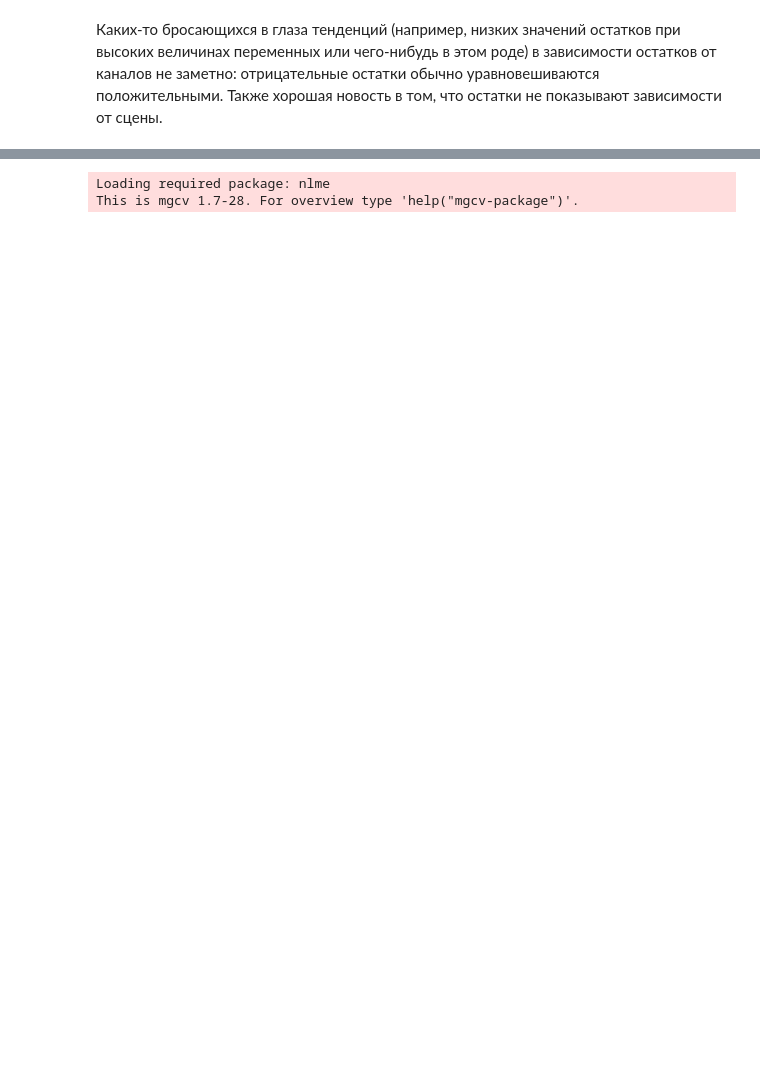
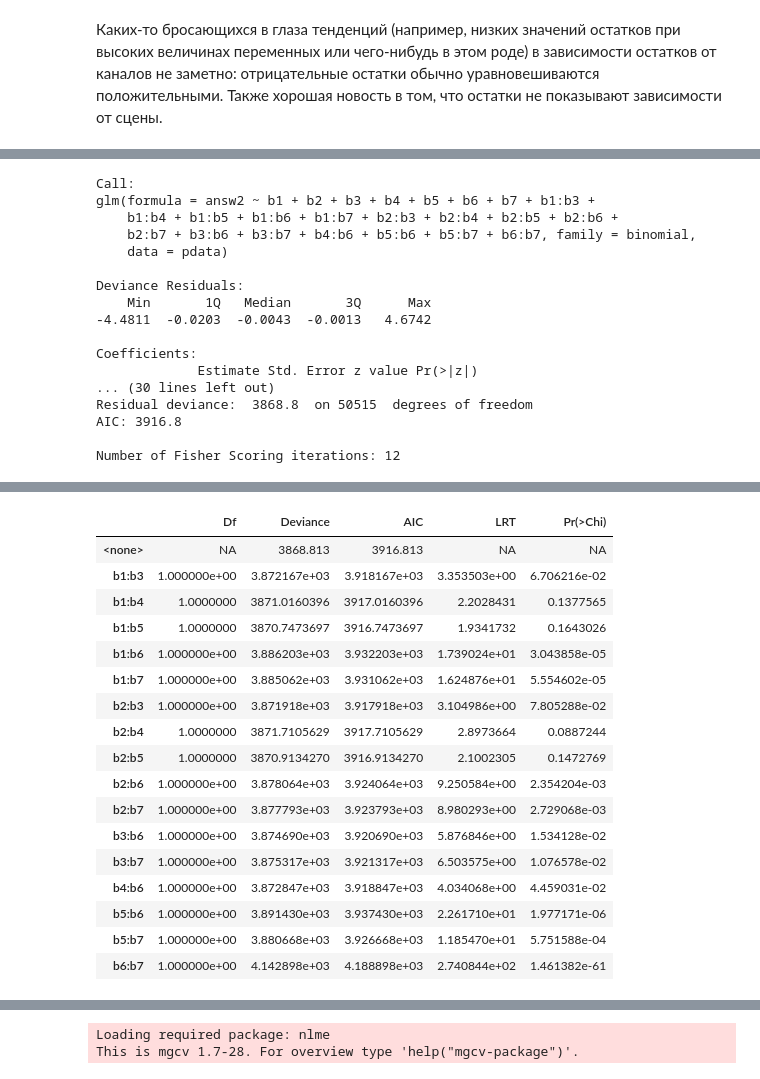
Before and after one commit to nextgis/remote_sensing, a Jupyter notebook: deforestation/CMASK_exploration.ipynb, the cells around one changed output, grey strips where cells are left out. Saved outputs shown, nothing was run; the diff lists cells and outputs as text; code cells hidden in the pictures; blank space fills up the shorter version.

```diff
--- a/deforestation/CMASK_exploration.ipynb
+++ b/deforestation/CMASK_exploration.ipynb
@@ -894,0 +1604,11 @@ png
+# %%
+simple.glm24 = glm(answ2 ~ b1 + b2 + b3 + b4 + b5 + b6 + b7 +
+                   b1:b2 + b1:b3 + b1:b4 + b1:b5 + b1:b6 + b1:b7 +
+                   b2:b3 + b2:b4 + b2:b5 + b2:b6 + b2:b7 +
+                   b3:b4 +         b3:b6 + b3:b7+
+                   b4:b5 + b4:b6 +
+                   b5:b6 + b5:b7 +
+                   b6:b7,
+                   data=pdata, family=binomial)
+summary(simple.glm24)
+drop1(simple.glm24, test="Chi")
@@ -894,0 +1672,11 @@ png
+# %%
+simple.glm25 = glm(answ2 ~ b1 + b2 + b3 + b4 + b5 + b6 + b7 +
+                           b1:b3 + b1:b4 + b1:b5 + b1:b6 + b1:b7 +
+                   b2:b3 + b2:b4 + b2:b5 + b2:b6 + b2:b7 +
+                   b3:b4 +         b3:b6 + b3:b7+
+                   b4:b5 + b4:b6 +
+                   b5:b6 + b5:b7 +
+                   b6:b7,
+                   data=pdata, family=binomial)
+summary(simple.glm25)
+drop1(simple.glm25, test="Chi")
@@ -894,0 +1739,11 @@ png
+# %%
+simple.glm26 = glm(answ2 ~ b1 + b2 + b3 + b4 + b5 + b6 + b7 +
+                           b1:b3 + b1:b4 + b1:b5 + b1:b6 + b1:b7 +
+                   b2:b3 + b2:b4 + b2:b5 + b2:b6 + b2:b7 +
+                                   b3:b6 + b3:b7+
+                   b4:b5 + b4:b6 +
+                   b5:b6 + b5:b7 +
+                   b6:b7,
+                   data=pdata, family=binomial)
+summary(simple.glm26)
+drop1(simple.glm26, test="Chi")
@@ -894,0 +1805,12 @@ png
+# %%
+simple.glm27 = glm(answ2 ~ b1 + b2 + b3 + b4 + b5 + b6 + b7 +
+                           b1:b3 + b1:b4 + b1:b5 + b1:b6 + b1:b7 +
+                   b2:b3 + b2:b4 + b2:b5 + b2:b6 + b2:b7 +
+                                    b3:b6 + b3:b7+
+                           b4:b6 +
+                   b5:b6 + b5:b7 +
+                   b6:b7,
+                   data=pdata, family=binomial)
+summary(simple.glm27)
+drop1(simple.glm27, test="Chi")
+# %% [output]
@@ -894,0 +1819,17 @@ png
+Call:
+glm(formula = answ2 ~ b1 + b2 + b3 + b4 + b5 + b6 + b7 + b1:b3 +
+    b1:b4 + b1:b5 + b1:b6 + b1:b7 + b2:b3 + b2:b4 + b2:b5 + b2:b6 +
+    b2:b7 + b3:b6 + b3:b7 + b4:b6 + b5:b6 + b5:b7 + b6:b7, family = binomial,
+    data = pdata)
+
+Deviance Residuals:
+    Min       1Q   Median       3Q      Max
+-4.4811  -0.0203  -0.0043  -0.0013   4.6742
+
+Coefficients:
+             Estimate Std. Error z value Pr(>|z|)
+... (30 lines left out)
+Residual deviance:  3868.8  on 50515  degrees of freedom
+AIC: 3916.8
+
+Number of Fisher Scoring iterations: 12
@@ -894,0 +1853,18 @@ png
+|  | Df | Deviance | AIC | LRT | Pr(>Chi) |
+| <none> | NA | 3868.813 | 3916.813 | NA | NA |
+| b1:b3 | 1.000000e+00 | 3.872167e+03 | 3.918167e+03 | 3.353503e+00 | 6.706216e-02 |
+| b1:b4 | 1.0000000 | 3871.0160396 | 3917.0160396 | 2.2028431 | 0.1377565 |
+| b1:b5 | 1.0000000 | 3870.7473697 | 3916.7473697 | 1.9341732 | 0.1643026 |
+| b1:b6 | 1.000000e+00 | 3.886203e+03 | 3.932203e+03 | 1.739024e+01 | 3.043858e-05 |
+| b1:b7 | 1.000000e+00 | 3.885062e+03 | 3.931062e+03 | 1.624876e+01 | 5.554602e-05 |
+| b2:b3 | 1.000000e+00 | 3.871918e+03 | 3.917918e+03 | 3.104986e+00 | 7.805288e-02 |
+| b2:b4 | 1.0000000 | 3871.7105629 | 3917.7105629 | 2.8973664 | 0.0887244 |
+| b2:b5 | 1.0000000 | 3870.9134270 | 3916.9134270 | 2.1002305 | 0.1472769 |
+| b2:b6 | 1.000000e+00 | 3.878064e+03 | 3.924064e+03 | 9.250584e+00 | 2.354204e-03 |
+| b2:b7 | 1.000000e+00 | 3.877793e+03 | 3.923793e+03 | 8.980293e+00 | 2.729068e-03 |
+| b3:b6 | 1.000000e+00 | 3.874690e+03 | 3.920690e+03 | 5.876846e+00 | 1.534128e-02 |
+| b3:b7 | 1.000000e+00 | 3.875317e+03 | 3.921317e+03 | 6.503575e+00 | 1.076578e-02 |
+| b4:b6 | 1.000000e+00 | 3.872847e+03 | 3.918847e+03 | 4.034068e+00 | 4.459031e-02 |
+| b5:b6 | 1.000000e+00 | 3.891430e+03 | 3.937430e+03 | 2.261710e+01 | 1.977171e-06 |
+| b5:b7 | 1.000000e+00 | 3.880668e+03 | 3.926668e+03 | 1.185470e+01 | 5.751588e-04 |
+| b6:b7 | 1.000000e+00 | 4.142898e+03 | 4.188898e+03 | 2.740844e+02 | 1.461382e-61 |
```
Also changed, not shown: parts of 75 cells of this notebook, 7 other files.
